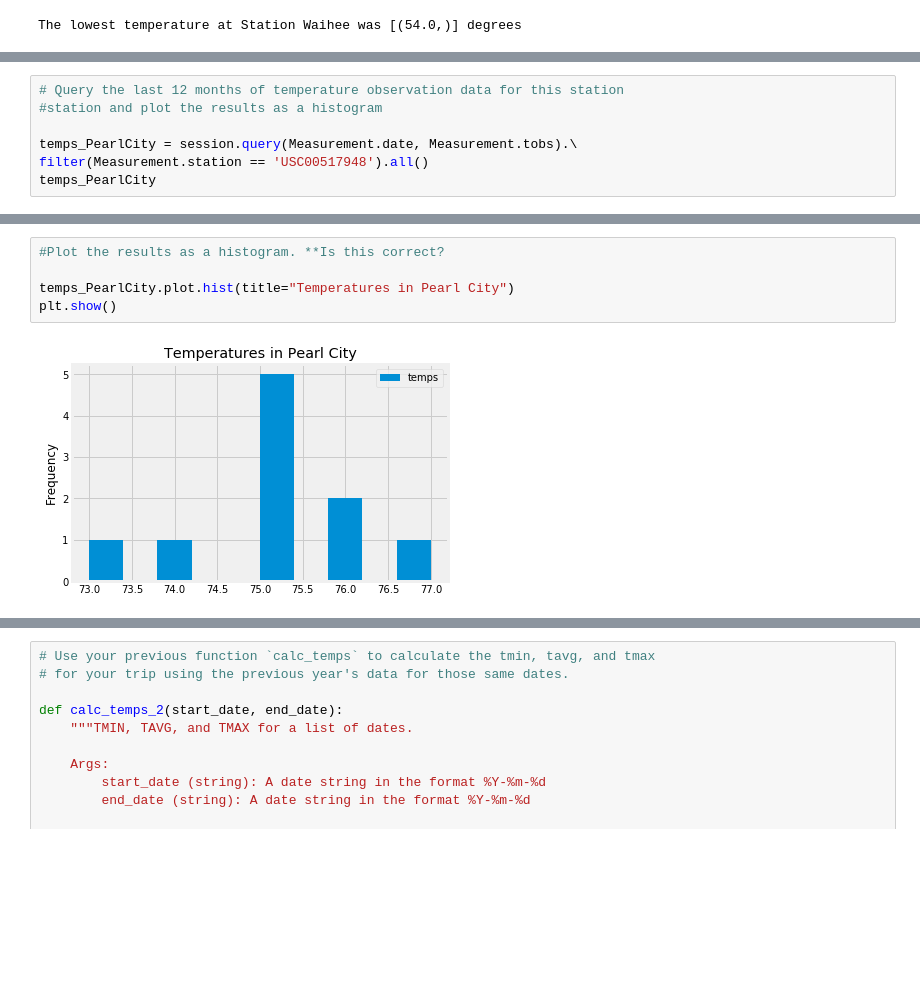
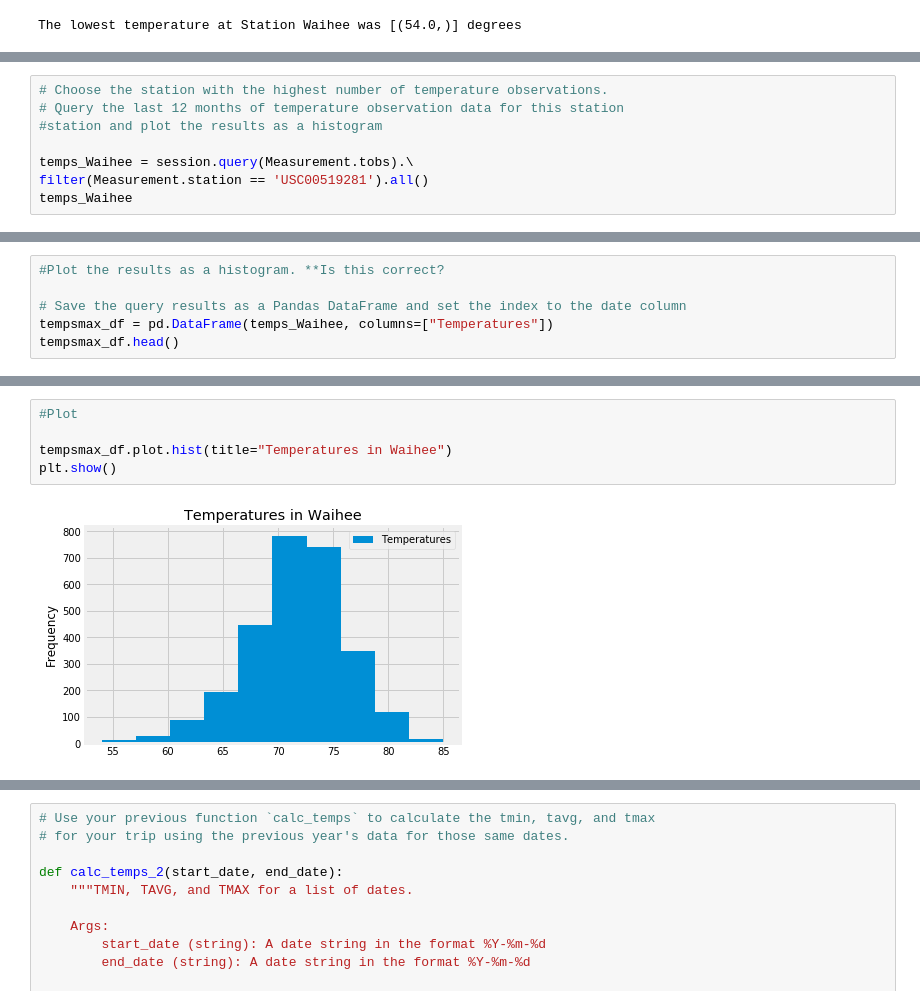
Before and after one commit to petarob/Homework_10_sqlalchemy, a Jupyter notebook: Peta.ipynb, the cells around one changed output, grey strips where cells are left out. Saved outputs shown, nothing was run; the diff lists cells and outputs as text; blank space fills up the shorter version.

```diff
--- a/Peta.ipynb
+++ b/Peta.ipynb
@@ -288,8 +304,9 @@ hottest
 # %%
+# Choose the station with the highest number of temperature observations.
 # Query the last 12 months of temperature observation data for this station
 #station and plot the results as a histogram
 
-temps_PearlCity = session.query(Measurement.date, Measurement.tobs).\
-filter(Measurement.station == 'USC00517948').all()
-temps_PearlCity
+temps_Waihee = session.query(Measurement.tobs).\
+filter(Measurement.station == 'USC00519281').all()
+temps_Waihee
 # %% [output]
@@ -312 +329,7 @@ temps_PearlCity
  ...]
+# %%
+#Plot the results as a histogram. **Is this correct?
+
+# Save the query results as a Pandas DataFrame and set the index to the date column
+tempsmax_df = pd.DataFrame(temps_Waihee, columns=["Temperatures"])
+tempsmax_df.head()
@@ -313,7 +343,7 @@ temps_PearlCity
 # %%
-#Plot the results as a histogram. **Is this correct?
+#Plot
 
-temps_PearlCity.plot.hist(title="Temperatures in Pearl City")
+tempsmax_df.plot.hist(title="Temperatures in Waihee")
 plt.show()
 # %% [output]
-[figure, old version]
+[figure, new version]
```
Also changed, not shown: parts of 13 cells of this notebook.
